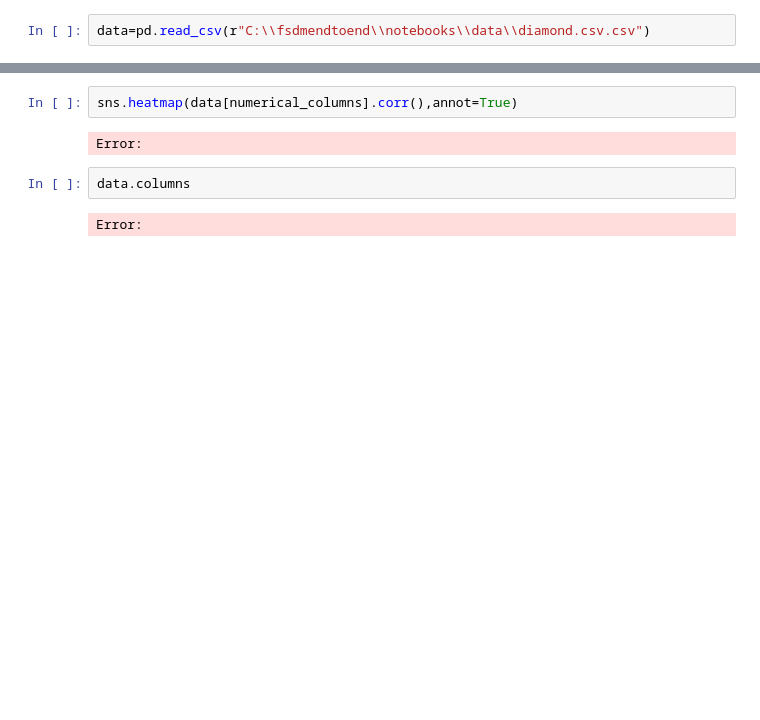
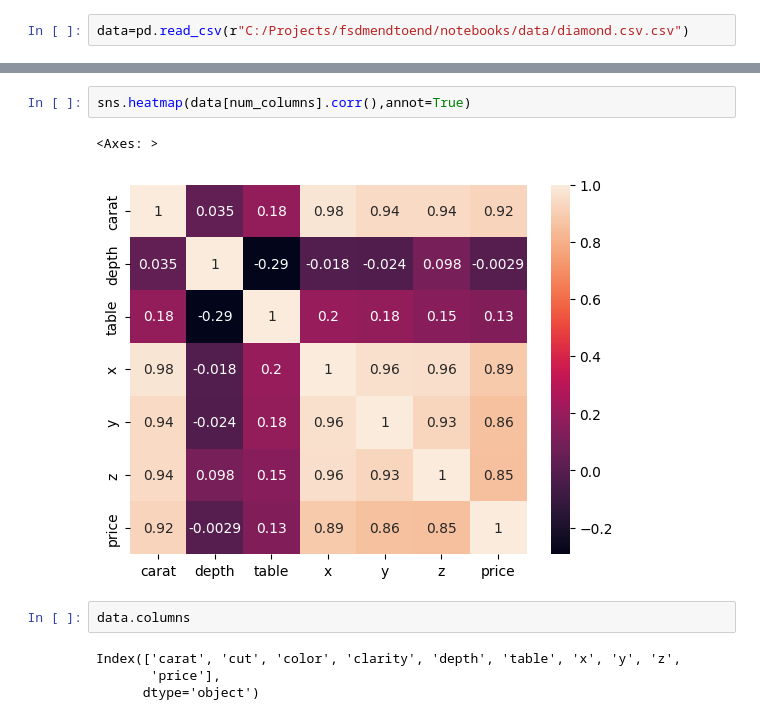
Before and after one commit to DenzAviator/fsdmendtoend, a Jupyter notebook: notebooks/EDA.ipynb, the cells around one changed output, grey strips where cells are left out. Drawn from its saved outputs; the diff is of its cells as text; blank space fills up the shorter version.

```diff
--- a/notebooks/EDA.ipynb
+++ b/notebooks/EDA.ipynb
@@ -8,2 +6,2 @@ Error:
 # %%
-data=pd.read_csv(r"C:\\fsdmendtoend\\notebooks\\data\\diamond.csv.csv")
+data=pd.read_csv(r"C:/Projects/fsdmendtoend/notebooks/data/diamond.csv.csv")
@@ -210,10 +359,13 @@ Error:
 # %%
-sns.heatmap(data[numerical_columns].corr(),annot=True)
+sns.heatmap(data[num_columns].corr(),annot=True)
 # %% [output]
-Error:
+<Axes: >
+[figure, added]
 # %%
 data.columns
 # %% [output]
-Error:
+Index(['carat', 'cut', 'color', 'clarity', 'depth', 'table', 'x', 'y', 'z',
+       'price'],
+      dtype='object')
 # %%
 # encoding
```
Also changed, not shown: parts of 53 cells of this notebook.
